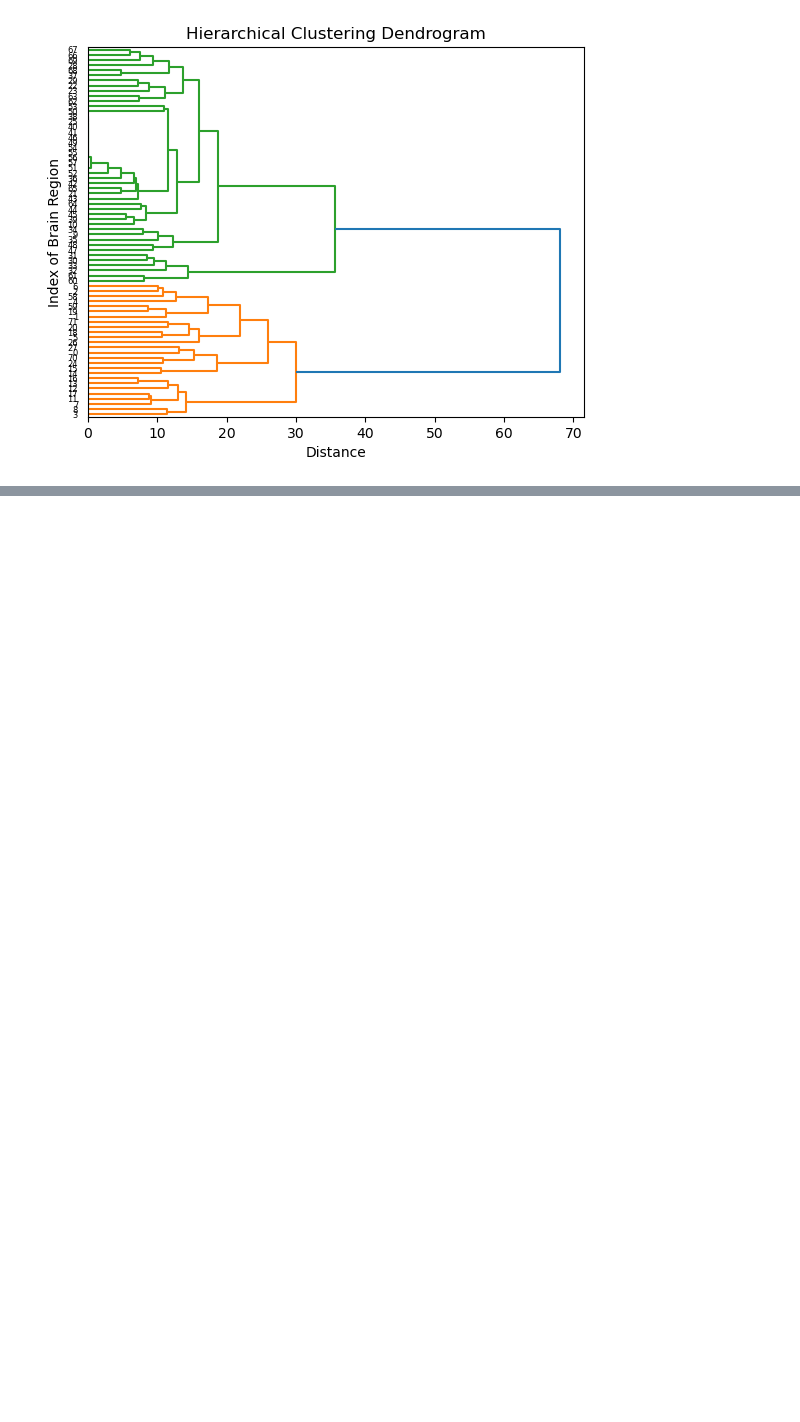
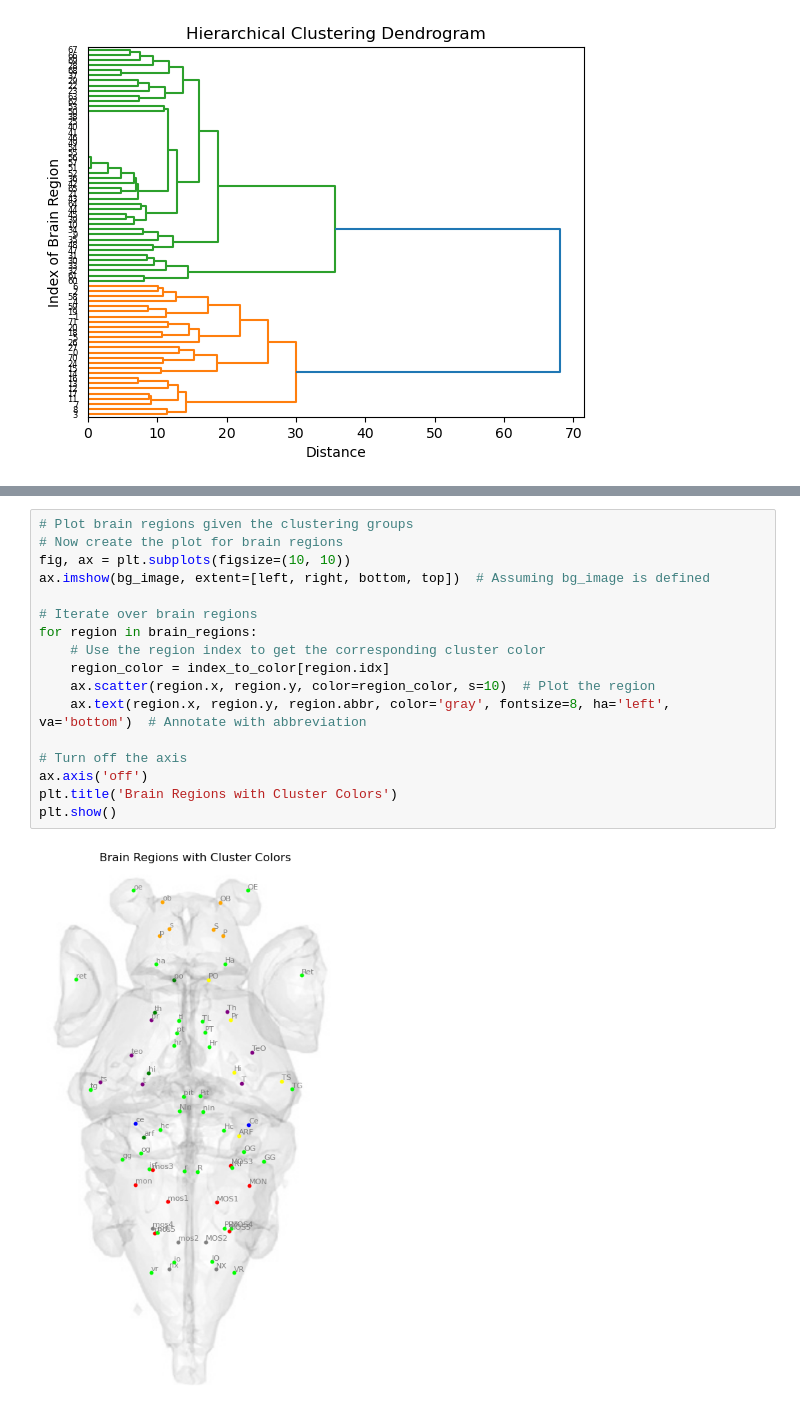
Before and after one commit to alinvdu/neuromorphic-connectome-approach, a Jupyter notebook: src/connectome/zebra_fish.ipynb, the cells around one changed output, grey strips where cells are left out. Drawn from its saved outputs; the diff is of its cells as text; blank space fills up the shorter version.

```diff
--- a/src/connectome/zebra_fish.ipynb
+++ b/src/connectome/zebra_fish.ipynb
@@ -1193,0 +1243,19 @@ print(color_cluster_counts)
+# %%
+# Plot brain regions given the clustering groups
+# Now create the plot for brain regions
+fig, ax = plt.subplots(figsize=(10, 10))
+ax.imshow(bg_image, extent=[left, right, bottom, top])  # Assuming bg_image is defined
+
+# Iterate over brain regions
+for region in brain_regions:
+    # Use the region index to get the corresponding cluster color
+    region_color = index_to_color[region.idx]
+    ax.scatter(region.x, region.y, color=region_color, s=10)  # Plot the region
+    ax.text(region.x, region.y, region.abbr, color='gray', fontsize=8, ha='left', va='bottom')  # Annotate with abbreviation
+
+# Turn off the axis
+ax.axis('off')
+plt.title('Brain Regions with Cluster Colors')
+plt.show()
+# %% [output]
+[figure, added]
```
Also changed, not shown: parts of 2 cells of this notebook.
